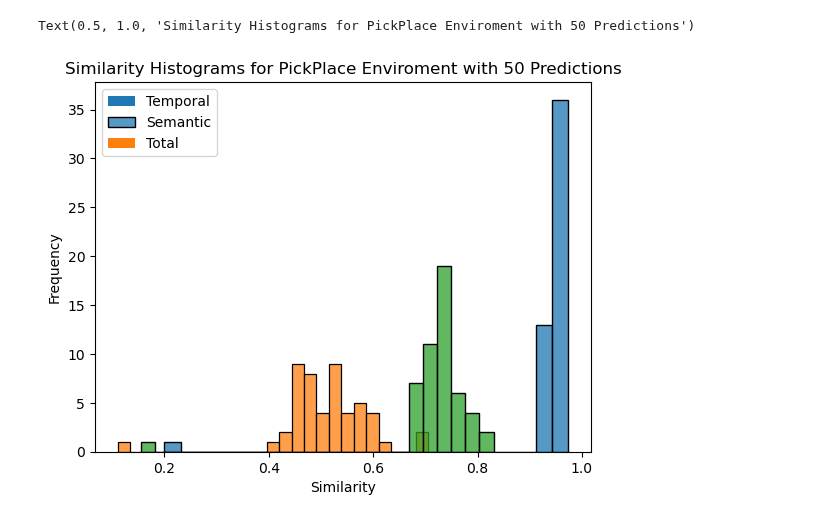
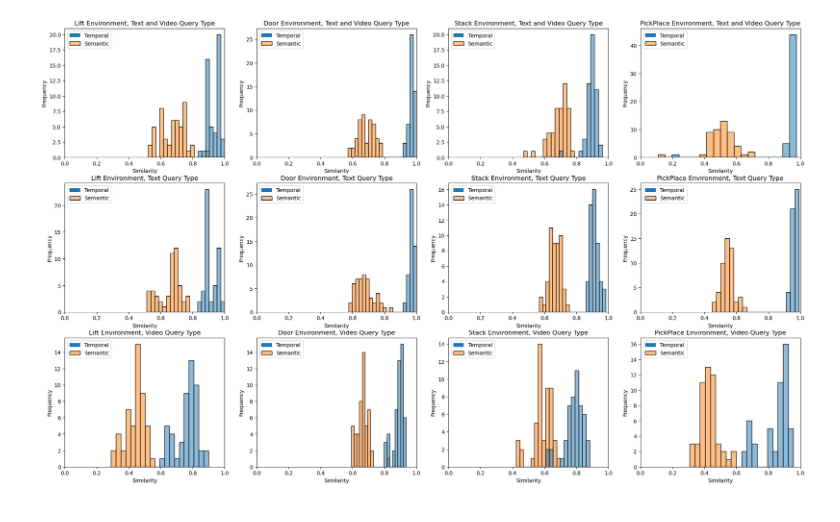
Before and after one commit to jsalfity/task_decomposition, a Jupyter notebook: task_decomposition/analysis/compare_GPT_groundtruth.ipynb, the cells around one changed output. Drawn from its saved outputs; the diff is of its cells as text; code cells hidden in the pictures.

```diff
--- a/task_decomposition/analysis/compare_GPT_groundtruth.ipynb
+++ b/task_decomposition/analysis/compare_GPT_groundtruth.ipynb
@@ -481,13 +180,35 @@ Total mean: 0.72, std: 0.09
-# %%
-# sns.histplot(data=[temporal, semantic, total], legend=True, kde=True, bins=25)
-N_BINS = 25
-sns.histplot(data=temporal, legend="Temporal", bins=N_BINS)
-sns.histplot(data=semantic, legend="Semantic",bins=N_BINS)
-sns.histplot(data=total, legend="Total", bins=N_BINS)
-plt.xlabel('Similarity')
-plt.ylabel('Frequency')
-plt.legend(["Temporal", "Semantic", "Total"])
-plt.title(f"Similarity Histograms for {env_name} Enviroment with {n_runs} Predictions")
-# %% [output]
-Text(0.5, 1.0, 'Similarity Histograms for PickPlace Enviroment with 50 Predictions')
-[figure, removed]
+# %%
+# sns.histplot(data=[temporal, semantic, total], legend=True, kde=True, bins=25)
+# env_name = "Door"
+# query_type = "video"
+# npresultspath = GPT_OUTPUT_PATH+f"/{query_type}/{env_name}"
+# similarity = np.load(f"{npresultspath}_results.npz", allow_pickle=True)
+N_BINS = 20
+def make_histogram_grid(env_names: list, query_types: list, similarity: dict):
+    """
+    Create a grid of histograms for the similarity scores between groundtruth and gpt output files.
+    Each histogram will show the distribution of the similarity scores for a given environment and query type.
+    """
+    n_rows = len(query_types)
+    n_cols = len(env_names)
+    fig, axs = plt.subplots(n_rows, n_cols, figsize=(25, 5*n_rows))
+    for i, env_name in enumerate(env_names):
+        for j, query_type in enumerate(query_types):
+            npresultspath = GPT_OUTPUT_PATH+f"/{query_type}/{env_name}"
+            similarity = np.load(f"{npresultspath}_results.npz", allow_pickle=True)
+            temporal = similarity['temporal']
+            semantic = similarity['semantic']
+            ax = axs[j,i]
+            sns.histplot(data=[temporal, semantic], legend=True, bins=N_BINS, ax=ax)
+            ax.legend(["Temporal", "Semantic"], loc='upper left')
+            ax.set_xlabel('Similarity')
+            ax.set_ylabel('Frequency')
+            ax.set_xlim(0, 1)
+            query_type = "Text and Video" if query_type=="textvideo" else query_type.capitalize()
+            ax.set_title(f"{env_name} Environment, {query_type} Query Type")
+
+envs = ["Lift", "Door", "Stack", "PickPlace"]
+query_types = ["textvideo", "text", "video"]
+make_histogram_grid(envs, query_types, similarity)
+# %% [output]
+[figure, added]
```
Also changed, not shown: parts of 8 cells of this notebook, 8 other files.
